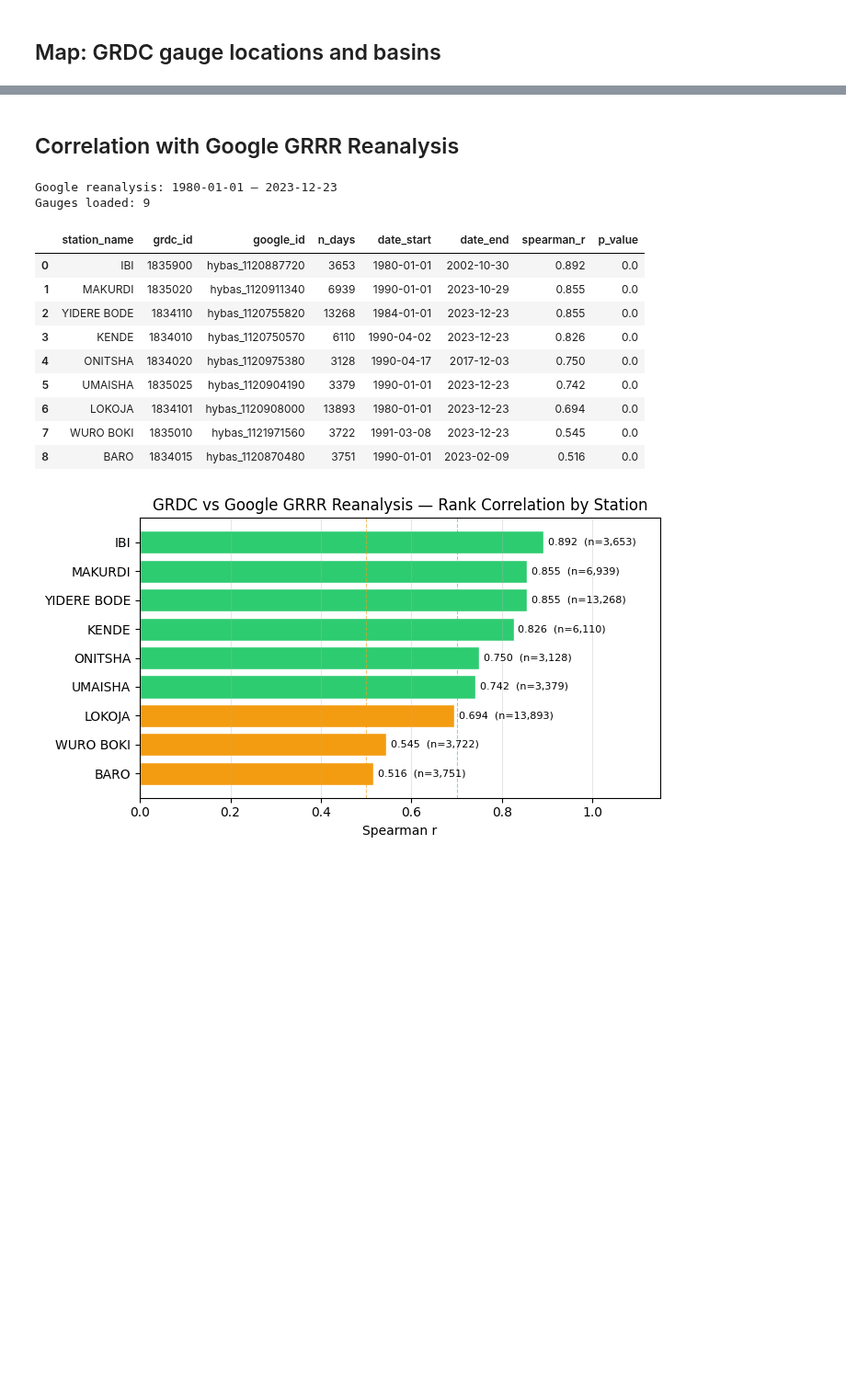
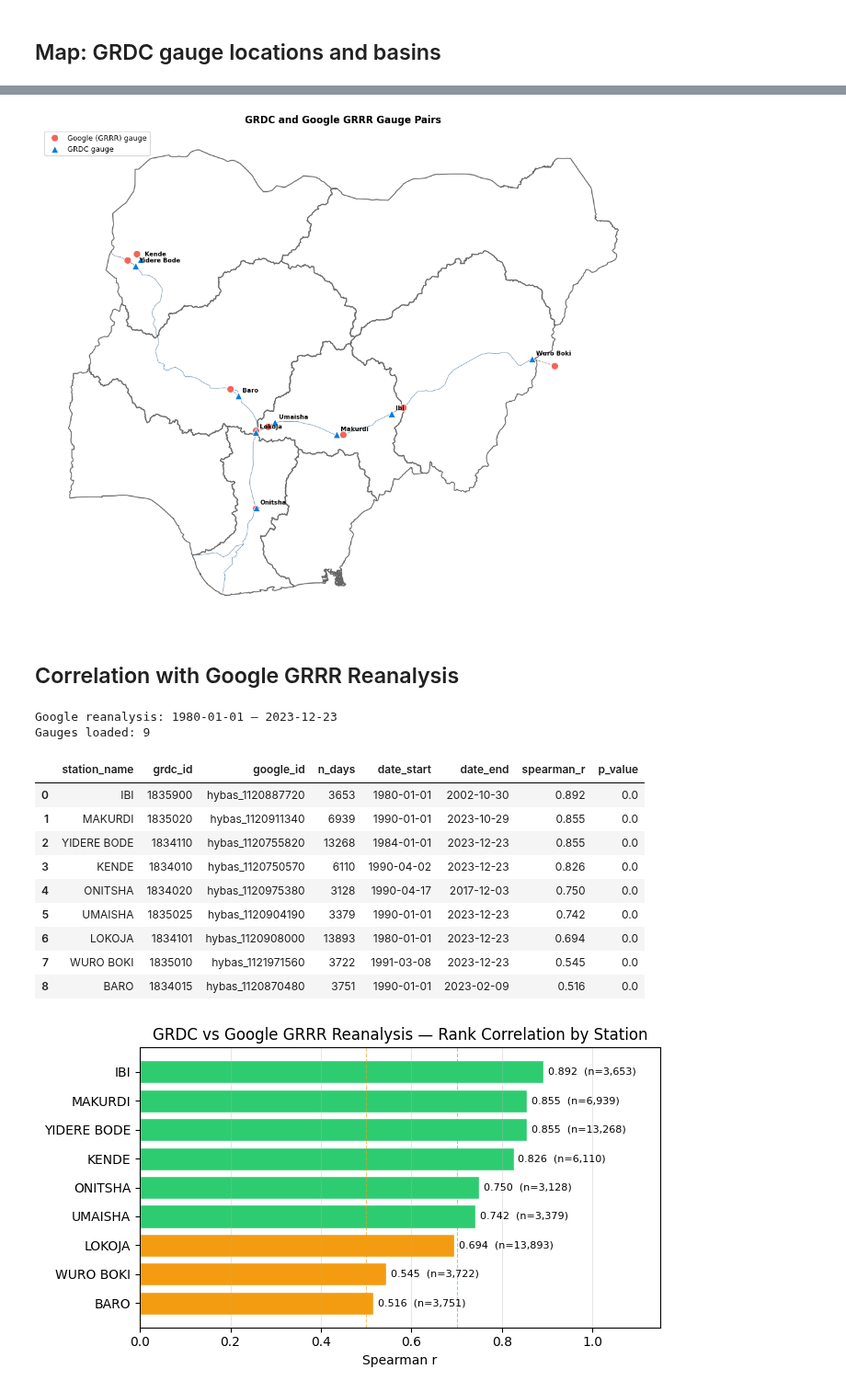
Before and after one commit to OCHA-DAP/ds-aa-nga-flooding, a Jupyter notebook: exploration/2026/08_grdc_gauge_compare.ipynb, the cells around one changed output, grey strips where cells are left out. Shown at 92% size. Saved outputs shown, nothing was run; the diff lists cells and outputs as text; code cells hidden in the pictures; blank space fills up the shorter version.

```diff
--- a/exploration/2026/08_grdc_gauge_compare.ipynb
+++ b/exploration/2026/08_grdc_gauge_compare.ipynb
@@ -28,3 +49,6 @@ True
+# %%
+gdf_rivers = stratus.load_shp_from_blob("ds-aa-nga-flooding/raw/AA-nigeria_data/OCHA/benue_niger.zip", shapefile="NGA_rvrsl_1m_esri.shp")
+gdf_hydrological_areas = nihsa.load_hydological_areas()
 # %% [markdown]
 ## Load data
 # %%
@@ -176,3 +146,50 @@ gauge_mapping = {
+# %%
+fig, ax = plt.subplots(figsize=(11, 9))
+
+# Rivers and HA boundaries
+gdf_rivers.plot(ax=ax, color="#1E5A8E", linewidth=0.6, alpha=0.7, zorder=1)
+if gdf_hydrological_areas.crs is None:
+    gdf_hydrological_areas = gdf_hydrological_areas.set_crs(epsg=4326)
+gdf_hydrological_areas.boundary.plot(ax=ax, color="#666666", linewidth=1.2, zorder=2)
+
+# Google gauges
+gdf_google.plot(
+    ax=ax, color="#F2645A", markersize=80, marker="o",
+    edgecolor="white", linewidth=0.8, zorder=4, label="Google (GRRR) gauge"
+)
+
+# GRDC gauges
+gdf_stations.plot(
+    ax=ax, color="#007CE0", markersize=80, marker="^",
+    edgecolor="white", linewidth=0.8, zorder=5, label="GRDC gauge"
+)
+
+# Draw lines connecting each GRDC–Google pair and label by station name
+for grdc_id, google_id in gauge_mapping.items():
+    grdc_row = gdf_stations[gdf_stations["station_id"] == grdc_id]
+    google_row = gdf_google[gdf_google["gauge_id"] == google_id]
+    if grdc_row.empty or google_row.empty:
+        continue
+    gx, gy = grdc_row.geometry.iloc[0].x, grdc_row.geometry.iloc[0].y
+    ox, oy = google_row.geometry.iloc[0].x, google_row.geometry.iloc[0].y
+    ax.plot([gx, ox], [gy, oy], color="#999999", linewidth=0.8, linestyle="--", zorder=3)
+    ax.annotate(
+        grdc_row["station_name"].iloc[0].title(),
+        xy=(gx, gy),
+        xytext=(5, 5),
+        textcoords="offset points",
+        fontsize=7.5,
+        fontweight="bold",
+        zorder=6,
+    )
+
+ax.legend(loc="upper left", fontsize=9)
+ax.set_title("GRDC and Google GRRR Gauge Pairs", fontweight="bold")
+ax.set_axis_off()
+plt.tight_layout()
+plt.savefig("figures/google_grrr_gauge_locations.png", dpi=300)
+# %% [output]
+[figure, added]
 # %% [markdown]
 ## Correlation with Google GRRR Reanalysis
 # %%
```
Also changed, not shown: parts of 18 cells of this notebook.
